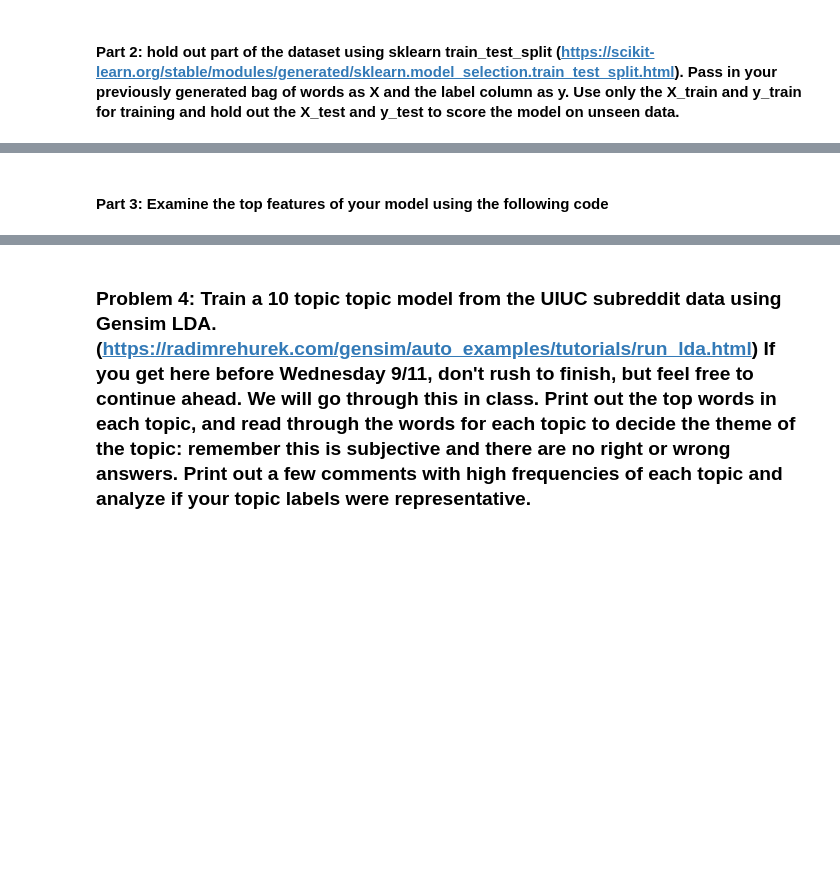
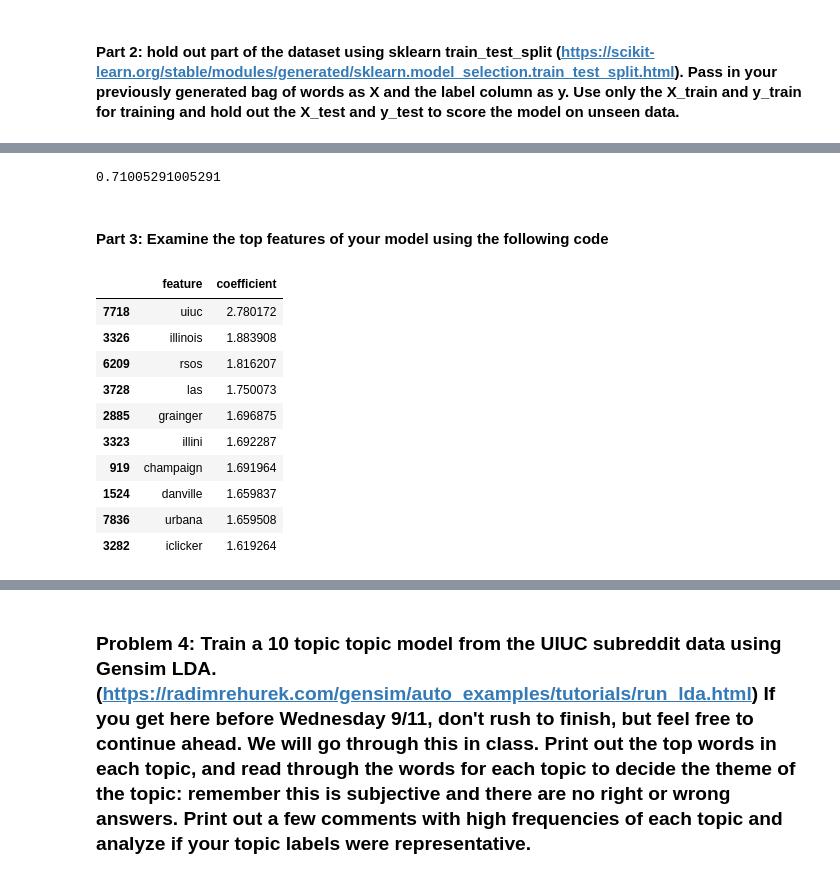
Before and after one commit to Paulohoho/project1-counting-words, a Jupyter notebook: project1.ipynb, the cells around one changed output, grey strips where cells are left out. Drawn from its saved outputs; the diff is of its cells as text; code cells hidden in the pictures; blank space fills up the shorter version.

```diff
--- a/project1.ipynb
+++ b/project1.ipynb
@@ -247,2 +305,6 @@ data=pd.concat([uiuc,mich])
 # %%
 #create a bag of words representation with count vectorizer
+# %%
+vectorizer = CountVectorizer(min_df=3, max_df=0.3, ngram_range=(1,2))
+bag_of_wordsall = vectorizer.fit_transform(data['lemmatized_text'])
+bag_of_wordsall
@@ -249,2 +314,8 @@ data=pd.concat([uiuc,mich])
 # %%
 #train a logistic regression model using the bag of words features as X and the label column as y
+# %%
+from sklearn.model_selection import train_test_split
+from sklearn.linear_model import LogisticRegression
+from sklearn.metrics import accuracy_score
+model = LogisticRegression()
+model.fit(bag_of_wordsall, data['label'])
@@ -257,3 +338,12 @@ data=pd.concat([uiuc,mich])
+# %%
+X_train, X_test, y_train, y_test = train_test_split(bag_of_wordsall, data['label'], test_size=0.2, random_state=42)
+model = LogisticRegression()
+model.fit(X_train, y_train)
+y_pred = model.predict(X_test)
+accuracy = accuracy_score(y_test, y_pred)
+accuracy
+# %% [output]
+0.71005291005291
 # %% [markdown]
 #### Part 3: Examine the top features of your model using the following code
 # %%
@@ -267,2 +355,33 @@ top_10_negative = coefficients.tail(10)
 # %%
 #examine these words and see if they make sense. Do they differentiate UIUC from another university?
+# %%
+# Extract feature names and coefficients
+feature_names = vectorizer.get_feature_names_out()
+coef_values = model.coef_[0]
+
+# Create a DataFrame for features and their coefficients
+coef_df = pd.DataFrame({'feature': feature_names, 'coefficient': coef_values})
+
+# Sort the DataFrame by coefficient values in descending order
+sorted_coef_df = coef_df.sort_values(by='coefficient', ascending=False)
+
+# Get the top 10 features with the highest coefficients
+top_10_positive_features = sorted_coef_df.head(10)
+
+# Get the top 10 features with the lowest coefficients
+top_10_negative_features = sorted_coef_df.tail(10)
+
+# Display the top 10 positive features
+top_10_positive_features
+# %% [output]
+|  | feature | coefficient |
+| 7718 | uiuc | 2.780172 |
+| 3326 | illinois | 1.883908 |
+| 6209 | rsos | 1.816207 |
+| 3728 | las | 1.750073 |
+| 2885 | grainger | 1.696875 |
+| 3323 | illini | 1.692287 |
+| 919 | champaign | 1.691964 |
+| 1524 | danville | 1.659837 |
+| 7836 | urbana | 1.659508 |
+| 3282 | iclicker | 1.619264 |
```
Also changed, not shown: parts of 22 cells of this notebook.
